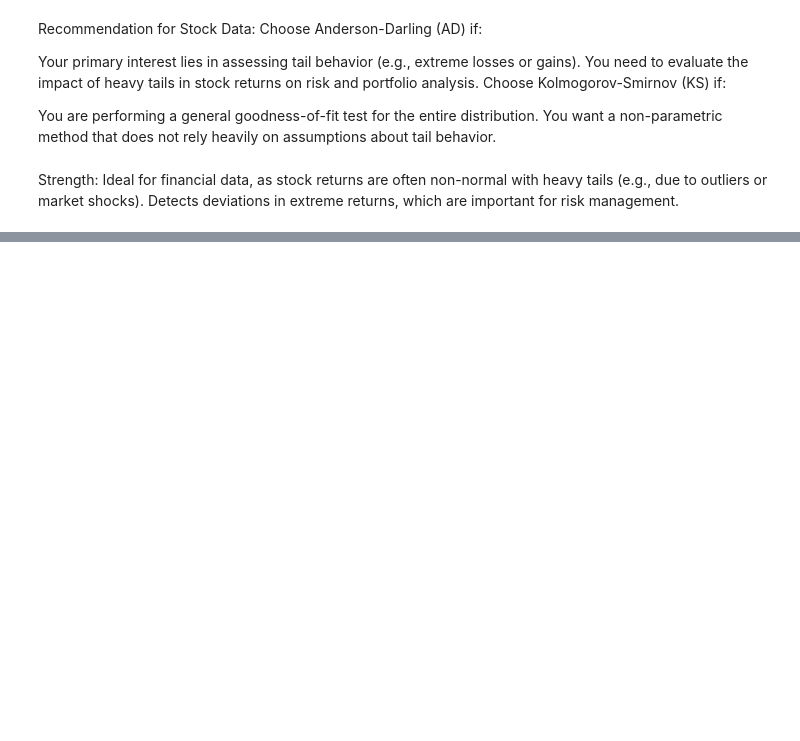
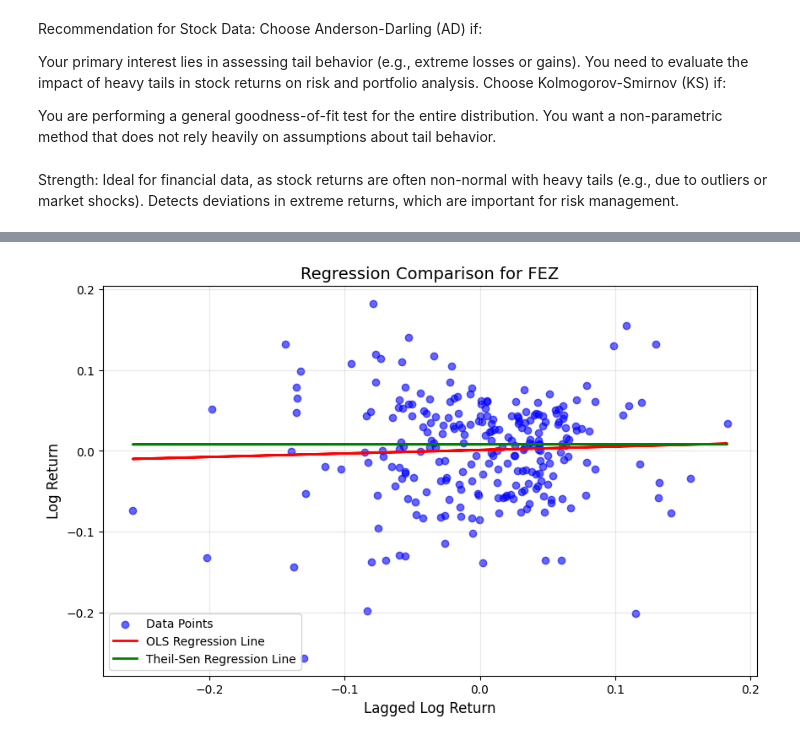
Before and after one commit to tanujdeshmukh/Project, a Jupyter notebook: DescriptiveStatistics/DescriptiveStatistics.ipynb, the cells around one changed output, grey strips where cells are left out. Drawn from its saved outputs; the diff is of its cells as text; code cells hidden in the pictures; blank space fills up the shorter version.

```diff
--- a/DescriptiveStatistics/DescriptiveStatistics.ipynb
+++ b/DescriptiveStatistics/DescriptiveStatistics.ipynb
@@ -834,0 +1060,81 @@ Detects deviations in extreme returns, which are important for risk management.
+# %%
+# Calculate log returns based on closing prices using transform
+df['Log Return'] = df.groupby('Company Name')['Close'].transform(lambda x: np.log(x / x.shift(1)))
+# %%
+# Calculate lagged log returns using transform to maintain index alignment
+df['Lagged Log Return'] = df.groupby('Company Name')['Log Return'].transform(lambda x: x.shift(1))
+# %%
+# Drop rows with missing values in 'Log Return' or 'Lagged Log Return'
+df.dropna(subset=['Log Return', 'Lagged Log Return'], inplace=True)
+# %%
+import matplotlib.pyplot as plt
+from sklearn.linear_model import TheilSenRegressor
+import statsmodels.api as sm
+import numpy as np
+import pandas as pd
+
+# Prepare a results dataframe to store model outputs
+results = []
+
+# Get unique company names
+companies = df['Company Name'].unique()
+
+for company in companies:
+    # Subset data for the company
+    company_data = df[df['Company Name'] == company]
+
+    # Define dependent and independent variables
+    X = company_data['Lagged Log Return'].values.reshape(-1, 1)
+    y = company_data['Log Return'].values
+
+    # Remove NaN values
+    mask = ~np.isnan(X).flatten() & ~np.isnan(y)
+    X = X[mask]
+    y = y[mask]
+
+    # OLS Regression
+    X_with_const = sm.add_constant(X)  # Add constant term for OLS
+    ols_model = sm.OLS(y, X_with_const).fit()
+    ols_pred = ols_model.predict(X_with_const)
+
+    # Extract OLS stats
+    ols_intercept = ols_model.params[0]
+    ols_slope = ols_model.params[1]
+    ols_r_squared = ols_model.rsquared
+    ols_p_value = ols_model.pvalues[1]
+
+    # Theil-Sen Regression
+    theil_sen_model = TheilSenRegressor().fit(X, y)
+    theil_sen_pred = theil_sen_model.predict(X)
+
+    # Extract Theil-Sen stats
+    theil_sen_intercept = theil_sen_model.intercept_
+    theil_sen_slope = theil_sen_model.coef_[0]
+
+    # Append results to the list
+    results.append({
+        'Company Name': company,
+        'OLS Intercept': ols_intercept,
+        'OLS Slope': ols_slope,
+        'OLS R-squared': ols_r_squared,
+        'OLS P-value': ols_p_value,
+        'Theil-Sen Intercept': theil_sen_intercept,
+        'Theil-Sen Slope': theil_sen_slope
+    })
+
+    # Plotting the data and regression lines
+    plt.figure(figsize=(10, 6))
+    plt.scatter(X, y, color='blue', label='Data Points', alpha=0.6)
+    plt.plot(X, ols_pred, color='red', label='OLS Regression Line', linewidth=2)
+    plt.plot(X, theil_sen_pred, color='green', label='Theil-Sen Regression Line', linewidth=2)
+    plt.title(f'Regression Comparison for {company}', fontsize=14)
+    plt.xlabel('Lagged Log Return', fontsize=12)
+    plt.ylabel('Log Return', fontsize=12)
+    plt.legend(fontsize=10)
+    plt.grid(alpha=0.3)
+    plt.show()
+
+# Convert results to a DataFrame
+results_df = pd.DataFrame(results)
+# %% [output]
+[figure, added]
```
Also changed, not shown: parts of 26 cells of this notebook, 7 other files.
